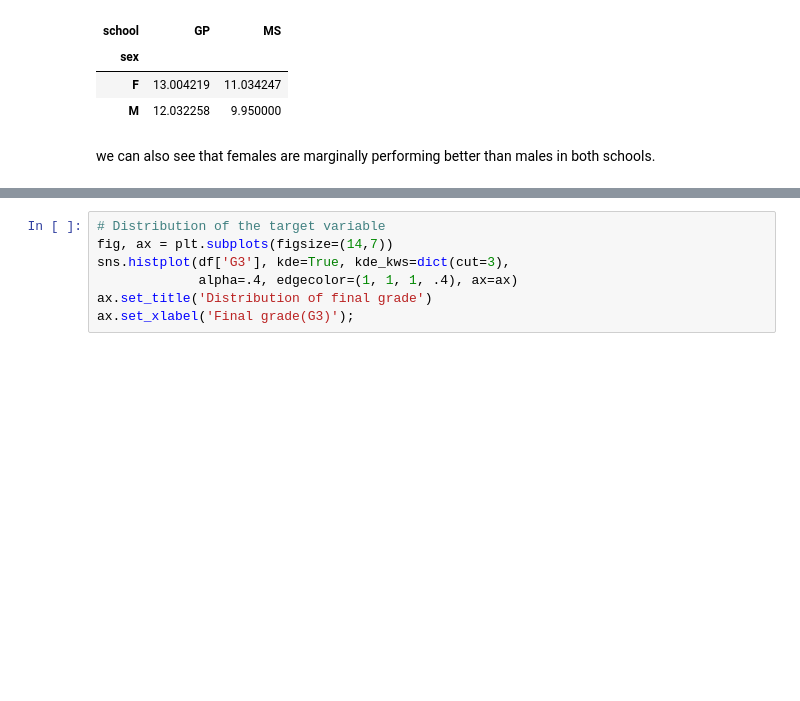
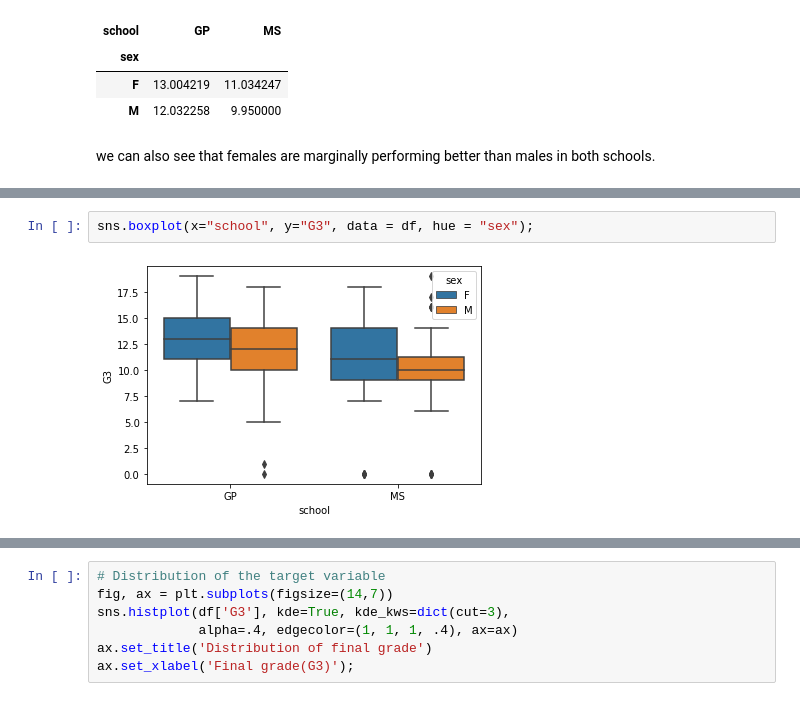
Before and after one commit to ToluAnnie/student-prediction-performance, a Jupyter notebook: numpy_project.ipynb, the cells around one changed output, grey strips where cells are left out. Saved outputs shown, nothing was run; the diff lists cells and outputs as text; blank space fills up the shorter version.

```diff
--- a/numpy_project.ipynb
+++ b/numpy_project.ipynb
@@ -217,0 +232,4 @@ we can also see that females are marginally performing better than males in both
+# %%
+sns.boxplot(x="school", y="G3", data = df, hue = "sex");
+# %% [output]
+[figure, added]
```
Also changed, not shown: parts of 6 cells of this notebook.
